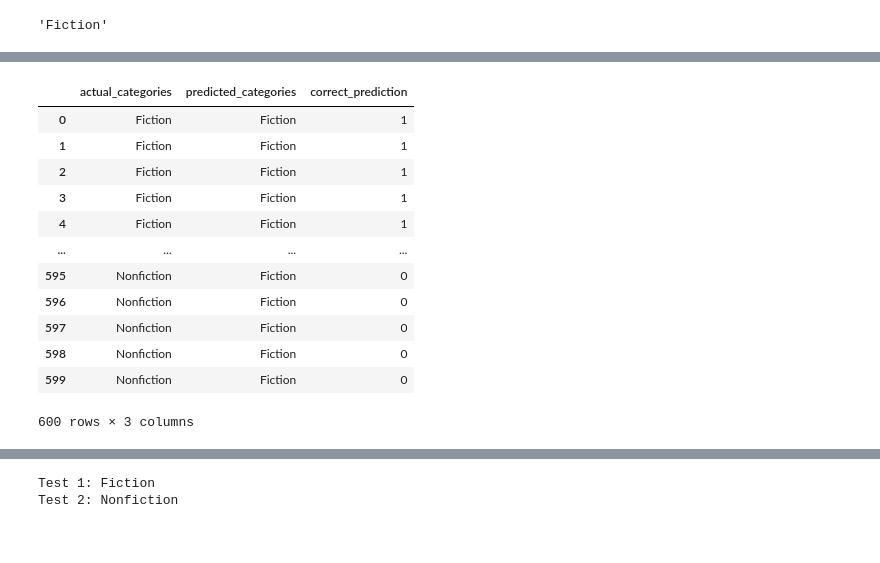
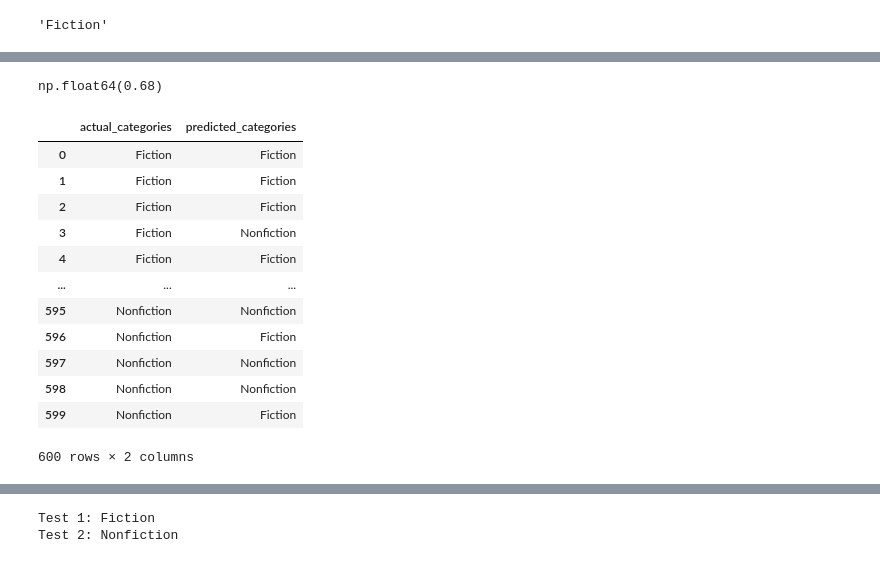
Before and after one commit to abelfx/Semantic_Book_Recommendator, a Jupyter notebook: vector_search.ipynb, the cells around one changed output, grey strips where cells are left out. Cells and saved outputs as stored; diff of their text form; code cells hidden in the pictures.

```diff
--- a/vector_search.ipynb
+++ b/vector_search.ipynb
@@ -274,0 +265,7 @@ for i in tqdm(range(300)):
+# %%
+# 68% correct for Fictions
+p_df["correct"] = np.where(p_df["Actual"] == p_df["predicted"], 1, 0)
+Accuracy = p_df["correct"].sum() / len(p_df)
+Accuracy
+# %% [output]
+np.float64(0.68)
@@ -275,21 +277,21 @@ for i in tqdm(range(300)):
 # %%
 prediction_df = pd.DataFrame({"actual_categories": actual_cats, "predicted_categories": predicted_cats})
 # %%
-prediction_df[["actual_categories", "predicted_categories", "correct_prediction"]].head(600)  # looks like it did good
+prediction_df[["actual_categories", "predicted_categories"]]  # looks like it did good
 # %% [output]
-|  | actual_categories | predicted_categories | correct_prediction |
-| 0 | Fiction | Fiction | 1 |
-| 1 | Fiction | Fiction | 1 |
-| 2 | Fiction | Fiction | 1 |
-| 3 | Fiction | Fiction | 1 |
-| 4 | Fiction | Fiction | 1 |
-| ... | ... | ... | ... |
-| 595 | Nonfiction | Fiction | 0 |
-| 596 | Nonfiction | Fiction | 0 |
-| 597 | Nonfiction | Fiction | 0 |
-| 598 | Nonfiction | Fiction | 0 |
-| 599 | Nonfiction | Fiction | 0 |
+|  | actual_categories | predicted_categories |
+| 0 | Fiction | Fiction |
+| 1 | Fiction | Fiction |
+| 2 | Fiction | Fiction |
+| 3 | Fiction | Nonfiction |
+| 4 | Fiction | Fiction |
+| ... | ... | ... |
+| 595 | Nonfiction | Nonfiction |
+| 596 | Nonfiction | Fiction |
+| 597 | Nonfiction | Nonfiction |
+| 598 | Nonfiction | Nonfiction |
+| 599 | Nonfiction | Fiction |
-600 rows × 3 columns
+600 rows × 2 columns
 # %%
 prediction_df["correct_prediction"] = np.where(prediction_df["actual_categories"] == prediction_df["predicted_categories"], 1, 0)
 # %%
```
Also changed, not shown: parts of 13 cells of this notebook, 2 other files.
